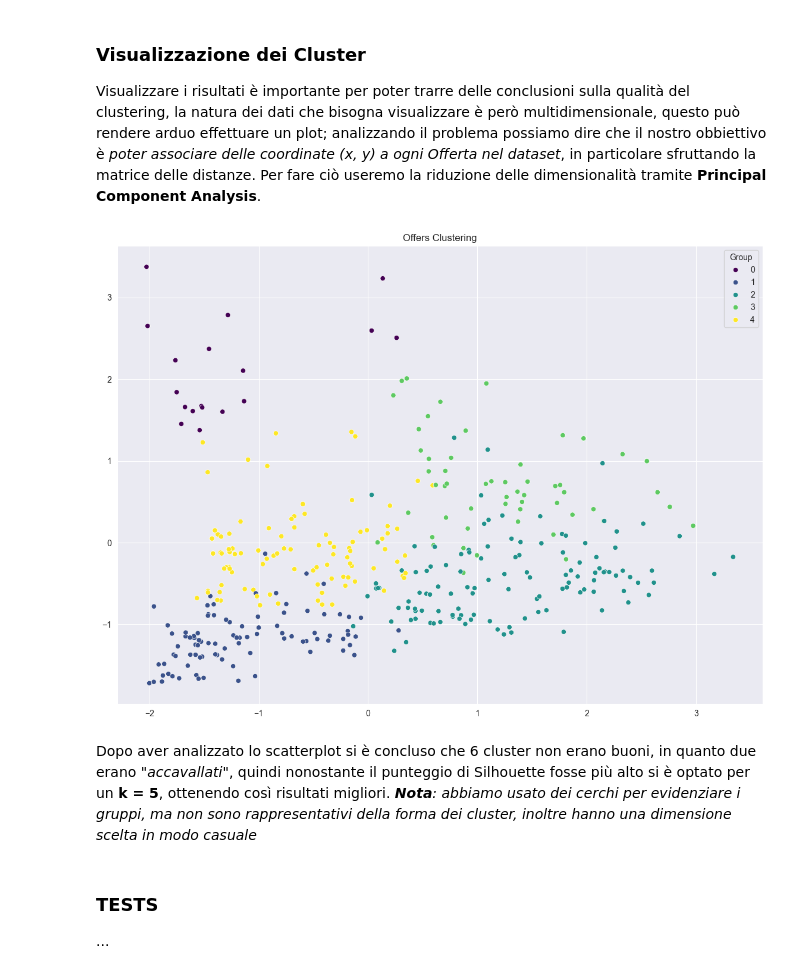
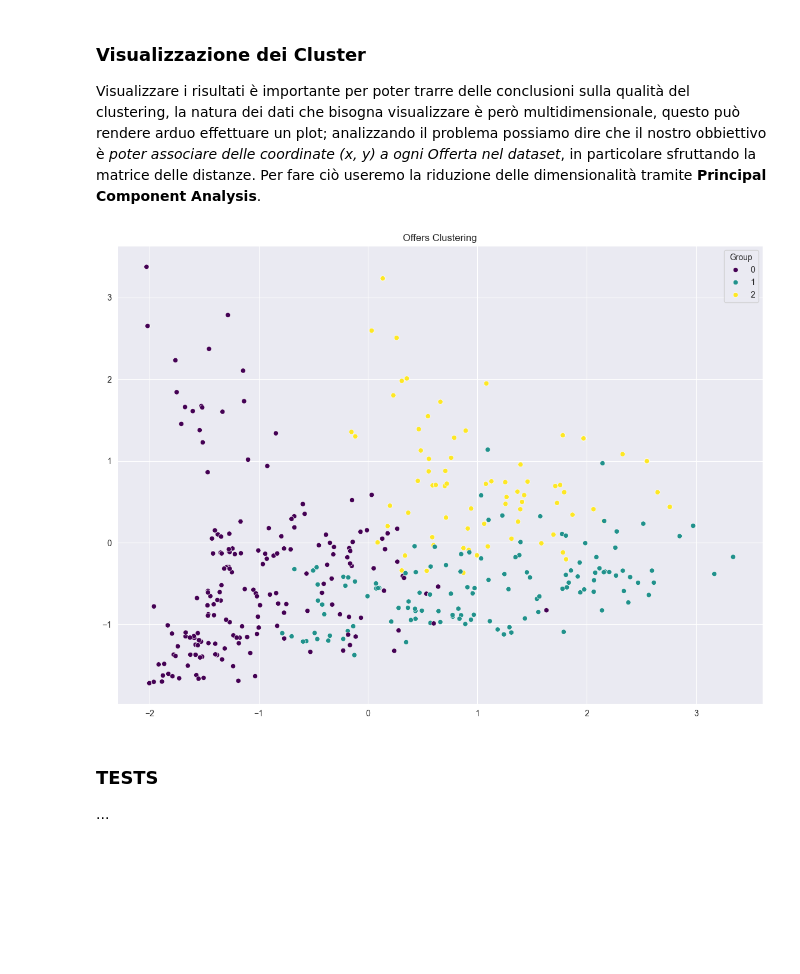
Before and after one commit to antoninoLorenzo/RecommenderSystem_TC, a Jupyter notebook: demo/notebooks/offers_modelling.ipynb, the cells around one changed output. Saved outputs shown, nothing was run; the diff lists cells and outputs as text; code cells hidden in the pictures; blank space fills up the shorter version.

Commit message:
[OffersModeling] Nuovo algoritmo

```diff
--- a/demo/notebooks/offers_modelling.ipynb
+++ b/demo/notebooks/offers_modelling.ipynb
@@ -143,0 +139,12 @@ offers_frame['Group'] = labels
+# %%
+from sklearn.decomposition import PCA
+
+
+_pca = PCA(2)
+_data = _pca.fit_transform(distance_matrix)
+
+gsearch_pca = GridSearchCV(Birch(), param_grid, cv=5, scoring=birch_silhouette_scorer, n_jobs=-1)
+gsearch_pca.fit(_data)
+
+print(f"Best Parameters: {gsearch_pca.best_params_}")
+print(f"Best Silhouette Score: {gsearch_pca.best_score_:.2f}")
@@ -144,3 +154,12 @@ offers_frame['Group'] = labels
+# %%
+brc = Birch(
+    n_clusters=gsearch_pca.best_params_['n_clusters'],
+    threshold=gsearch_pca.best_params_['threshold'],
+    branching_factor=gsearch_pca.best_params_['branching_factor']
+)
+brc.fit(distance_matrix)
+labels = brc.labels_
+offers_frame['Group'] = labels
 # %% [markdown]
 ### Visualizzazione dei Cluster
 
@@ -148,32 +167,19 @@ Visualizzare i risultati è importante per poter trarre delle conclusioni sulla
 Per fare ciò useremo la riduzione delle dimensionalità tramite **Principal Component Analysis**.
 # %%
 from sklearn.decomposition import PCA
-from matplotlib.patches import Circle
 
 
 pca = PCA(2)
 group_labels = offers_frame['Group']
 reduced_data = pca.fit_transform(distance_matrix)
 
 plt.figure(figsize=(14, 10))
 sns.scatterplot(x=reduced_data[:,0], y=reduced_data[:,1], hue=group_labels, palette='viridis')
 plt.title('Offers Clustering')
-"""
-groups = group_labels.unique()
-for group in groups:
-    group_data = reduced_data[labels == group]
-    mean_x = group_data[:, 0].mean()
-    mean_y = group_data[:, 1].mean()
-    circle = Circle((mean_x, mean_y), 0.6, fill=False, linewidth=3, edgecolor='red', )
-    plt.gca().add_artist(circle)
-    plt.text(mean_x, mean_y, str(group), ha='center', va='center', fontsize=18, color='black')
-"""
+
 plt.show()
 # %% [output]
-[figure, old version]
+[figure, new version]
-# %% [markdown]
-Dopo aver analizzato lo scatterplot si è concluso che 6 cluster non erano buoni, in quanto due erano *"accavallati"*, quindi nonostante il punteggio di Silhouette fosse più alto si è optato per un **k = 5**, ottenendo così risultati migliori.
-***Nota**: abbiamo usato dei cerchi per evidenziare i gruppi, ma non sono rappresentativi della forma dei cluster, inoltre hanno una dimensione scelta in modo casuale*
 # %% [markdown]
 ### TESTS
 
```
Also changed, not shown: parts of 17 cells of this notebook, 1 other file.
